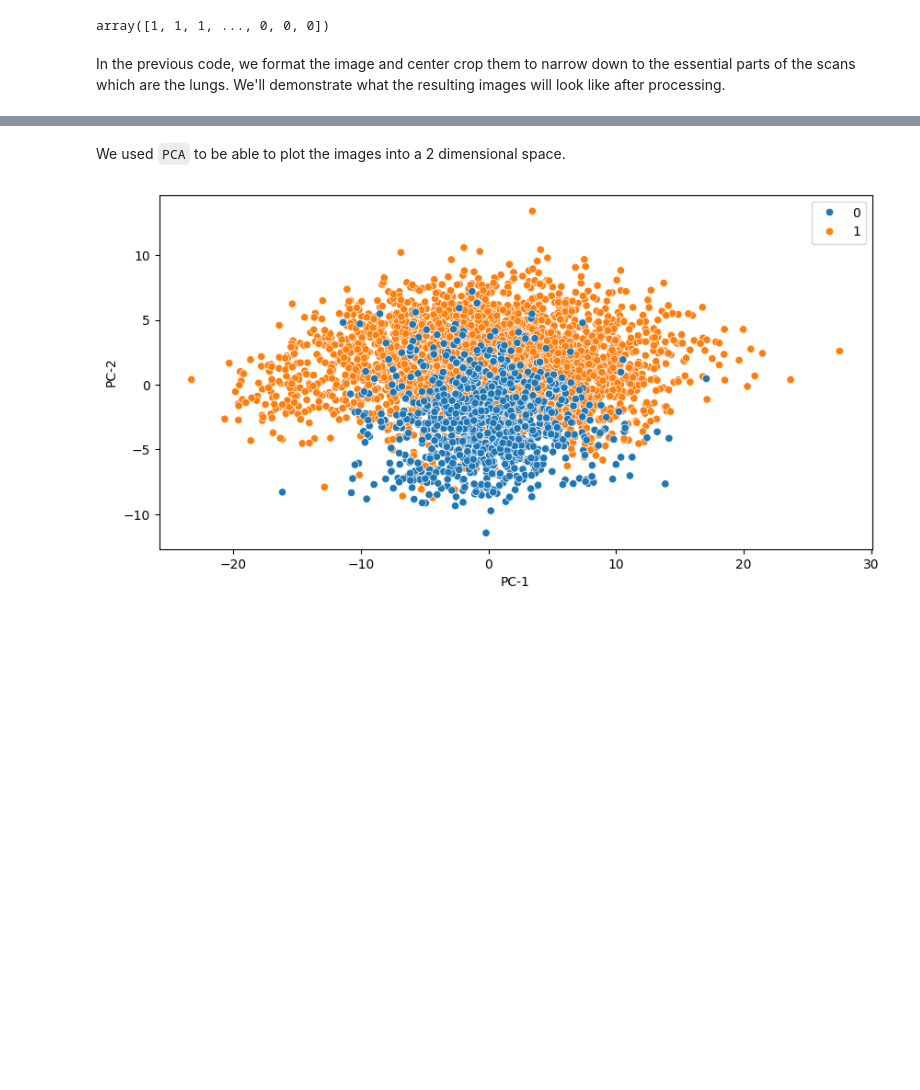
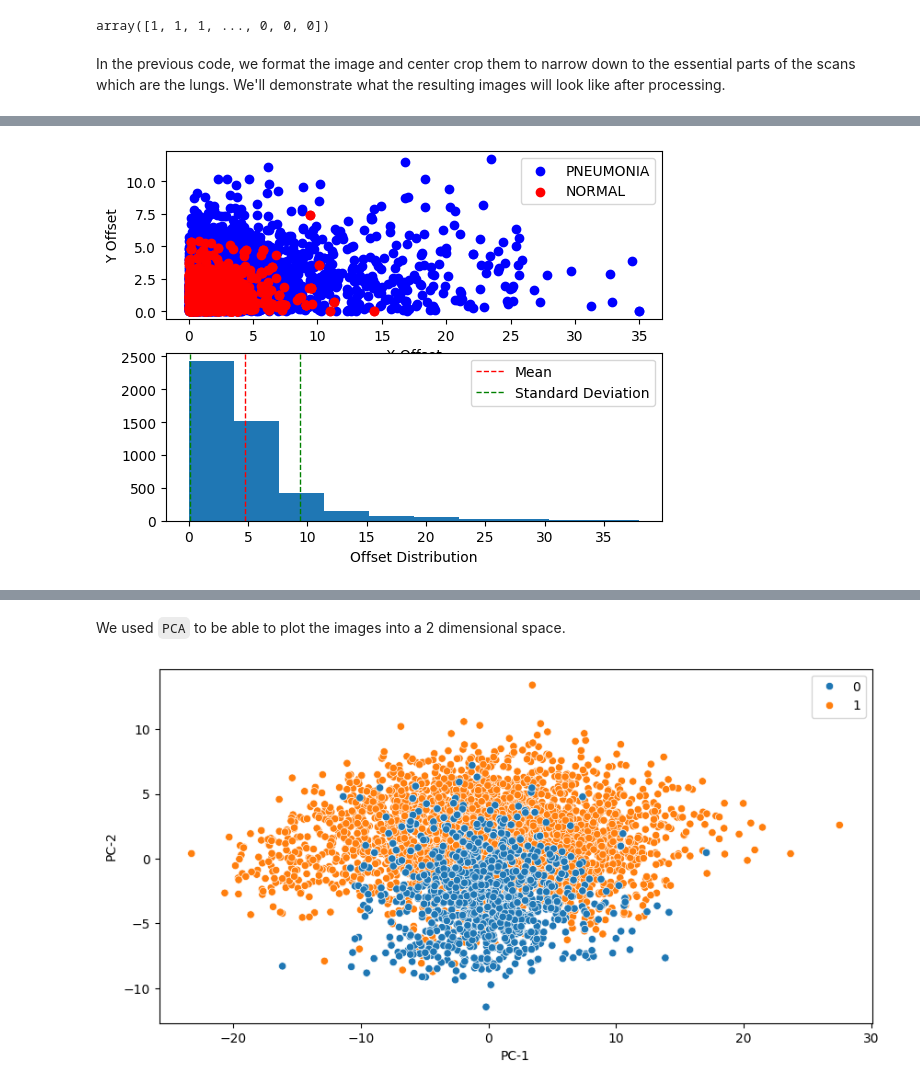
Before and after one commit to Az-r-ow/zoidberg, a Jupyter notebook: main.ipynb, the cells around one changed output, grey strips where cells are left out. Drawn from its saved outputs; the diff is of its cells as text; code cells hidden in the pictures; blank space fills up the shorter version.

Commit message:
Center of mass analysis

```diff
--- a/main.ipynb
+++ b/main.ipynb
@@ -339,0 +308,92 @@ plt.show()
+# %%
+from scipy.ndimage import center_of_mass
+
+def get_center_of_mass(image):
+  """
+  Calculate the center of mass of a binary image.
+
+  This function takes a binary image as input, where foreground pixels are represented as True (or 1)
+  and background pixels are represented as False (or 0). It then computes the center of mass (COM)
+  of the binary image, which represents the average position of all the foreground pixels.
+
+  Parameters:
+  - image: numpy.ndarray
+      The input binary image represented as a NumPy array.
+
+  Returns:
+  - center: tuple
+      A tuple containing the coordinates (row, column) of the center of mass of the binary image.
+      The row and column indices start from 0.
+
+  Note:
+  - The input image should be a binary image where foreground pixels are represented by True (or 1) and
+    background pixels are represented by False (or 0).
+  - The center of mass is computed using the center_of_mass function from the scipy.ndimage module.
+    Make sure to import this function before using get_center_of_mass.
+  """
+  binary_image = np.array(image) > 128
+  return center_of_mass(binary_image)
+
+def calculate_offset(image):
+    """
+    Calculate the offset between the center of mass (COM) and the geometric center of a binary image.
+
+    Parameters:
+    - image: numpy.ndarray
+        The input binary image represented as a NumPy array.
+
+    Returns:
+    - offset: numpy.ndarray
+        A NumPy array representing the offset between the center of mass and the geometric center.
+        The offset is computed as the center of mass (COM) minus the geometric center.
+        The offset has the same dimensionality as the input image.
+
+    Note:
+    - The geometric center is computed as the center of the image grid, which is assumed to be at the
+      half width and half height of the image.
+    - The offset indicates the displacement of the center of mass relative to the geometric center.
+      A positive offset means the center of mass is shifted towards the bottom-right corner of the image,
+      while a negative offset means it is shifted towards the top-left corner.
+    """
+
+    com = get_center_of_mass(image)
+
+    image = np.array(image)
+
+    geometric_center = np.array(image.shape) / 2
+
+    offset = com - geometric_center
+
+    return np.abs(offset)
+
+offsets = [calculate_offset(img) for img in x_train]
+x_offsets = np.array([offset[0] for offset in offsets])
+y_offsets = np.array([offset[1] for offset in offsets])
+# To not end up with fraction of pixels
+offsets_distribution = np.round(x_offsets + y_offsets)
+mean = np.mean(offsets_distribution)
+std = np.std(offsets_distribution)
+
+print("mean offset : ", mean)
+print("std offset : ", std)
+
+fig, axs = plt.subplots(2)
+
+normal_indices = [i for i, c in enumerate(y_train) if labels[c] == "NORMAL"]
+pneum_indices = [i for i, c in enumerate(y_train) if labels[c] == "PNEUMONIA"]
+
+axs[0].scatter(x_offsets[pneum_indices], y_offsets[pneum_indices], c="blue", label="PNEUMONIA")
+axs[0].scatter(x_offsets[normal_indices], y_offsets[normal_indices], c="red", label="NORMAL")
+axs[0].set_xlabel('X Offset')
+axs[0].set_ylabel('Y Offset')
+axs[0].legend()
+
+axs[1].hist(offsets_distribution)
+axs[1].axvline(mean, color='r', linestyle='dashed', linewidth=1, label="Mean")
+axs[1].axvline(mean - std, color='g', linestyle='--', linewidth=1, label="Standard Deviation")
+axs[1].axvline(mean + std, color='g', linestyle='--', linewidth=1)
+axs[1].set_xlabel('Offset Distribution')
+axs[1].legend()
+
+plt.show()
+# %% [output]
@@ -339,0 +402 @@ plt.show()
+[figure, added]
```
Also changed, not shown: parts of 12 cells of this notebook.
